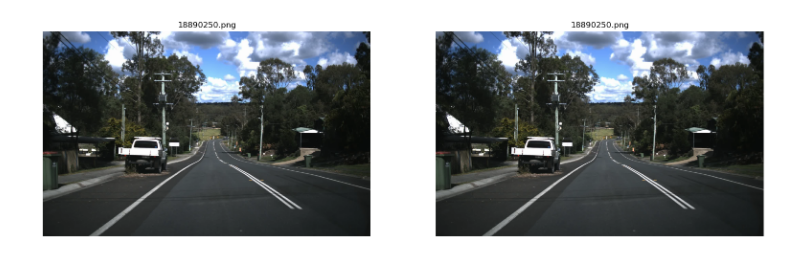
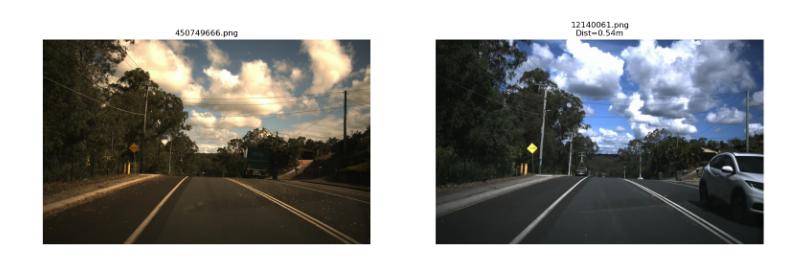
Before and after one commit to CMalone-Jupiter/python-FRED, a Jupyter notebook: localisation/groundtruth_utm-single.ipynb, the cells around one changed output. Cells and saved outputs as stored; diff of their text form; code cells hidden in the pictures.

```diff
--- a/localisation/groundtruth_utm-single.ipynb
+++ b/localisation/groundtruth_utm-single.ipynb
@@ -18,12 +18,9 @@ location = 'Holmview'
 # location = 'Cambogan'
 
 ################ Query filenames and directories #################################
-# qry_sequence = '20250820_130327'
-# qry_sequence = '20250812_120856'
-qry_sequence = '20250812_120100'
+qry_sequence = '20250820_130327'
 # qry_sequence = '20250811_113017'
-# qry_condition = 'flooded'
-qry_condition = 'dry'
+qry_condition = 'flooded'
 qry_camera_pos = 'front'
 qry_root_directory = f"../../Datasets/FRED/{qry_condition}/KITTI-style"
 
@@ -46,38 +43,47 @@ ref_img_filenames = [filename for filename in natsorted(os.listdir(ref_image_dir
 
 img_calib_file = f"../camera_calib.txt"
 
-qry_idx = 120
+dist_tolerance = 10 # metres
+qry_idx = 100
 # %%
 fig, ax = plt.subplots(1, 2, figsize=(19.4, 6))
 ax[0].clear()
 ax[1].clear()
 
 qry_image_timestamp = qry_timestamps[qry_idx]
-# try:
 qry_image_filename = f"{qry_image_dir}/{qry_image_timestamp}.png"
 qry_utm_timestamp = utils.get_corr_files(qry_image_timestamp, [qry_utm_dir,])
-# print(qry_utm_timestamp)
 qry_utm = np.loadtxt(qry_utm_timestamp)
 
 
 diffs = ref_utms - qry_utm           # shape (N, 2)
 dists = np.linalg.norm(diffs, axis=1)   # shape (N,)
 closest_idx = np.argmin(dists)
-
-# print(ref_utm_filenames[closest_idx])
-ref_img_timestamp = utils.get_corr_files(ref_utm_filenames[closest_idx].split('.txt')[0], [ref_image_dir,])
+closest_dist = dists[closest_idx]
 
 qry_image = ImageData(qry_image_filename, img_calib_file)
-ref_image = ImageData(ref_img_timestamp, img_calib_file)
-
 
 ax[0].imshow(qry_image.image[:, :, ::-1])
-ax[1].imshow(ref_image.image[:, :, ::-1])
 ax[0].set_title(f"{qry_image_timestamp}.png")
-ax[1].set_title(f"{ref_img_timestamp.split('/')[-1]}")
 ax[0].axis("off")
+
+if closest_dist <= dist_tolerance:
+        # Show matching reference image
+        ref_img_timestamp = utils.get_corr_files(ref_utm_filenames[closest_idx].split('.txt')[0], [ref_image_dir,])
+        ref_image = ImageData(ref_img_timestamp, img_calib_file)
+        ax[1].imshow(ref_image.image[:, :, ::-1])
+        ax[1].set_title(f"{ref_img_timestamp.split('/')[-1]}\nDist={closest_dist:.2f}m")
+else:
+    # Show black image with message
+    black_img = np.zeros_like(qry_image.image)
+    ax[1].imshow(black_img)
+    ax[1].text(
+        0.5, 0.5, "No reference image found\nwithin distance tolerance",
+        color="white", fontsize=16, ha="center", va="center", transform=ax[1].transAxes
+    )
+    ax[1].set_title(f"No Match (min dist={closest_dist:.2f}m)")
+
 ax[1].axis("off")
 fig.canvas.draw()
-plt.show()
 # %% [output]
-[figure, old version]
+[figure, new version]
```
Also changed, not shown: 1 other file.
